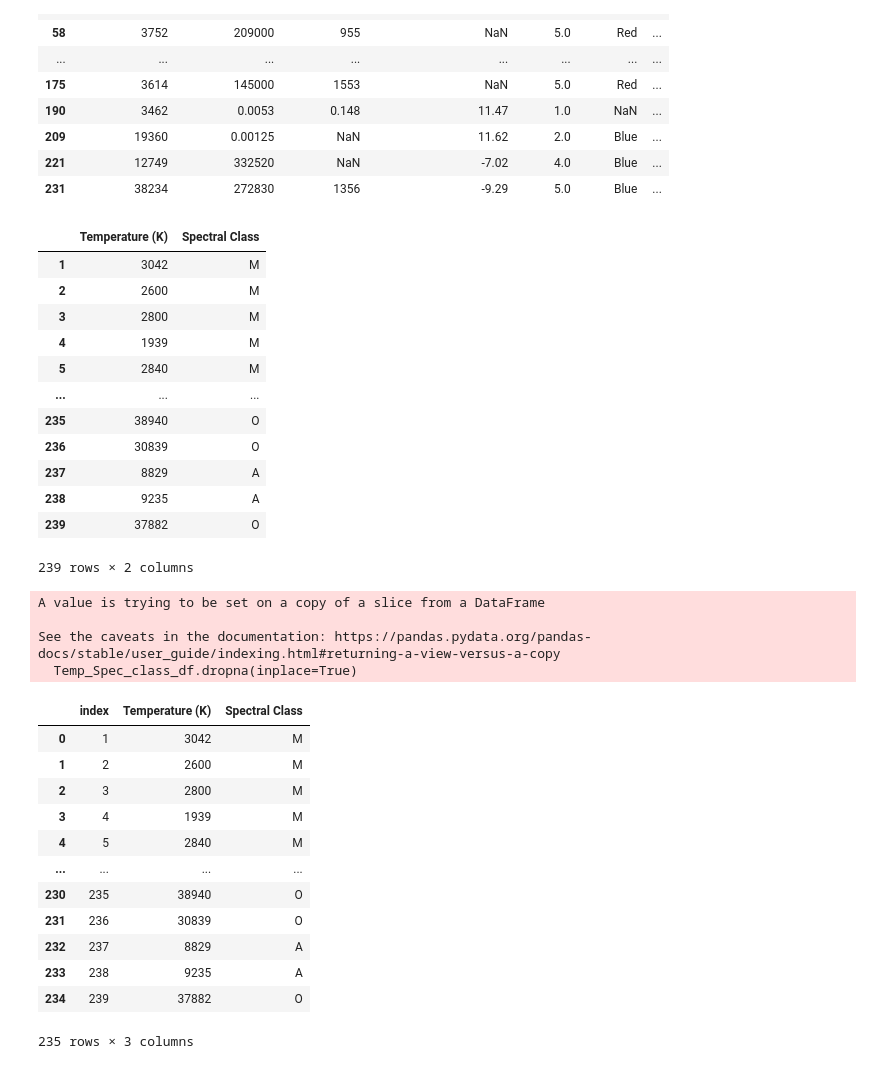
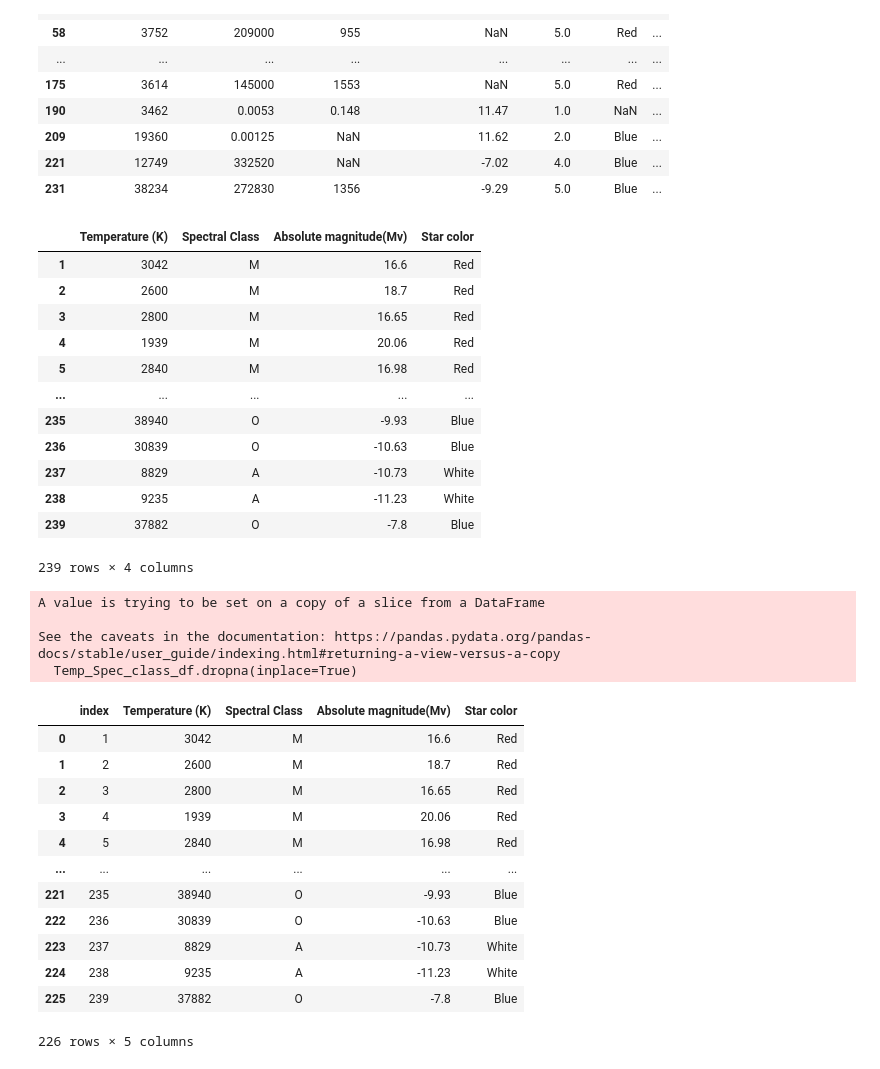
Before and after one commit to AER-cmd/my_ML_learning_projects, a Jupyter notebook: code.ipynb, the cells around one changed output. Cells and saved outputs as stored; diff of their text form; code cells hidden in the pictures.

```diff
--- a/code.ipynb
+++ b/code.ipynb
@@ -195,22 +195,22 @@ rows_with_nan
 | 231 | 38234 | 272830 | 1356 | -9.29 | 5.0 | Blue | ... |
 # %%
 #I will create a new Dataframe with Temperature and spectral class columns of the previous one
-Temp_Spec_class_df = newest_df[['Temperature (K)', 'Spectral Class']]
+Temp_Spec_class_df = newest_df[['Temperature (K)', 'Spectral Class', 'Absolute magnitude(Mv)', 'Star color']]
 Temp_Spec_class_df
 # %% [output]
-|  | Temperature (K) | Spectral Class |
-| 1 | 3042 | M |
-| 2 | 2600 | M |
-| 3 | 2800 | M |
-| 4 | 1939 | M |
-| 5 | 2840 | M |
-| ... | ... | ... |
-| 235 | 38940 | O |
-| 236 | 30839 | O |
-| 237 | 8829 | A |
-| 238 | 9235 | A |
-| 239 | 37882 | O |
+|  | Temperature (K) | Spectral Class | Absolute magnitude(Mv) | Star color |
+| 1 | 3042 | M | 16.6 | Red |
+| 2 | 2600 | M | 18.7 | Red |
+| 3 | 2800 | M | 16.65 | Red |
+| 4 | 1939 | M | 20.06 | Red |
+| 5 | 2840 | M | 16.98 | Red |
+| ... | ... | ... | ... | ... |
+| 235 | 38940 | O | -9.93 | Blue |
+| 236 | 30839 | O | -10.63 | Blue |
+| 237 | 8829 | A | -10.73 | White |
+| 238 | 9235 | A | -11.23 | White |
+| 239 | 37882 | O | -7.8 | Blue |
-239 rows × 2 columns
+239 rows × 4 columns
 # %%
 #Next, I'll drop the rows wit empty values
 Temp_Spec_class_df.dropna(inplace=True)
@@ -220,16 +220,16 @@ A value is trying to be set on a copy of a slice from a DataFrame
 
 See the caveats in the documentation: https://pandas.pydata.org/pandas-docs/stable/user_guide/indexing.html#returning-a-view-versus-a-copy
   Temp_Spec_class_df.dropna(inplace=True)
-|  | index | Temperature (K) | Spectral Class |
-| 0 | 1 | 3042 | M |
-| 1 | 2 | 2600 | M |
-| 2 | 3 | 2800 | M |
-| 3 | 4 | 1939 | M |
-| 4 | 5 | 2840 | M |
-| ... | ... | ... | ... |
-| 230 | 235 | 38940 | O |
-| 231 | 236 | 30839 | O |
-| 232 | 237 | 8829 | A |
-| 233 | 238 | 9235 | A |
-| 234 | 239 | 37882 | O |
+|  | index | Temperature (K) | Spectral Class | Absolute magnitude(Mv) | Star color |
+| 0 | 1 | 3042 | M | 16.6 | Red |
+| 1 | 2 | 2600 | M | 18.7 | Red |
+| 2 | 3 | 2800 | M | 16.65 | Red |
+| 3 | 4 | 1939 | M | 20.06 | Red |
+| 4 | 5 | 2840 | M | 16.98 | Red |
+| ... | ... | ... | ... | ... | ... |
+| 221 | 235 | 38940 | O | -9.93 | Blue |
+| 222 | 236 | 30839 | O | -10.63 | Blue |
+| 223 | 237 | 8829 | A | -10.73 | White |
+| 224 | 238 | 9235 | A | -11.23 | White |
+| 225 | 239 | 37882 | O | -7.8 | Blue |
-235 rows × 3 columns
+226 rows × 5 columns
```
Also changed, not shown: parts of 7 cells of this notebook.
